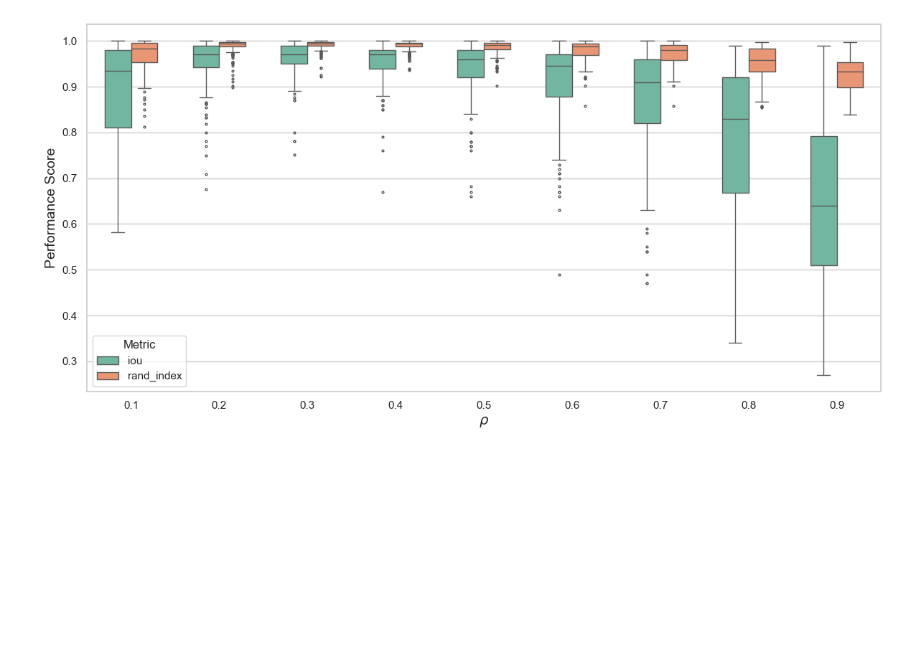
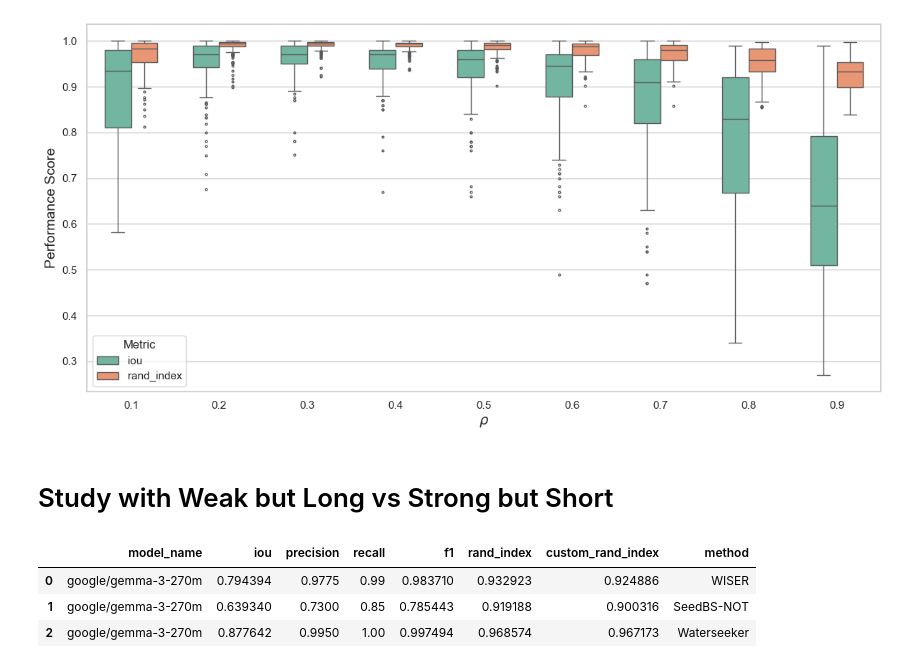
Before and after one commit to subroy13/WISER, a Jupyter notebook: scripts/wm_detection_v2.ipynb, the cells around one changed output. Drawn from its saved outputs; the diff is of its cells as text; code cells hidden in the pictures; blank space fills up the shorter version.

Commit message:
feat: llm data generation

```diff
--- a/scripts/wm_detection_v2.ipynb
+++ b/scripts/wm_detection_v2.ipynb
@@ -95,7 +122,10 @@ def get_summarized_results(data, get_interval_func, add_plot = False, verbose =
     ]
 
     n = 0
-    for sample_index, sample_data in tqdm(list(enumerate(data["data"]))):
+    iterator = list(enumerate(data["data"]))
+    if verbose:
+        iterator = tqdm(iterator)
+    for sample_index, sample_data in iterator:
         pivots = sample_data["pivots"]
         n = max(n, len(pivots))
         pivots = np.array(pivots)
@@ -109,13 +139,15 @@ def get_summarized_results(data, get_interval_func, add_plot = False, verbose =
 
         # calculate metrics
         hit_count = get_hit_counts(true_intervals, est_intervals)
+        ri, custom_ri = get_custom_rand_index(true_intervals, est_intervals, n)
         metric_row = {
             "sample_index": sample_index,
             "detected_intervals_count": len(est_intervals),
             "iou": get_iou(est_intervals, true_intervals),
             "recall": hit_count / max(len(true_intervals), 1),  # Recall
             "precision": hit_count / max(len(est_intervals), 1),  # Precision
-            "rand_index": get_rand_index(true_intervals, est_intervals, n),
+            "rand_index": ri,
+            "custom_rand_index": custom_ri,
             "time": time_taken
         }
         metrics_list.append(metric_row)
@@ -130,7 +162,8 @@ def get_summarized_results(data, get_interval_func, add_plot = False, verbose =
         "precision": metric_df['precision'].mean(),
         "recall": metric_df['recall'].mean(),
         "f1": f1,
-        "rand_index": metric_df['rand_index'].mean()
+        "rand_index": metric_df['rand_index'].mean(),
+        "custom_rand_index": metric_df['custom_rand_index'].mean()
     }
 
     # if verbose:
@@ -520,3 +550,5 @@ plt.tight_layout()
 plt.show()
 # %% [output]
 [figure]
+# %% [markdown]
+# Study with Weak but Long vs Strong but Short
@@ -522,0 +558,55 @@ plt.show()
+# %%
+fname = "data_google-gemma-3-270m_strong_but_short.json"
+# fname = "data_google-gemma-3-270m_weak_but_long.json"
+data = read_json(os.path.join("../data/output", fname))
+
+vocab_size = data['configuration']['vocab_size']
+null_distn = null_distn_redgreen
+
+outputs = []
+
+# Run epidemic
+def get_epidemic_intervals(x):
+    d = EpidemicDetectorV3(vocab_size)
+    return d.detect(x, null_distn=null_distn, block_size=65, c = 1)
+
+res = get_summarized_results(data, get_epidemic_intervals, verbose=True)
+res['method'] = "WISER"
+outputs.append(res)
+
+
+# # Run aligator
+# def get_aligator_intervals(x):
+#     d = AligatorCPPDetector(vocab_size)
+#     return d.detect(np.array(x), null_distn)
+
+# res = get_summarized_results(data, get_aligator_intervals, verbose=False)
+# res['method'] = "Aligator"
+# outputs.append(res)
+
+# Run seedbs
+def get_seedbs_intervals(x):
+    with warnings.catch_warnings():
+        warnings.simplefilter("ignore")
+        d = SeedBSNOTDetectorCPP(vocab_size, n_jobs=1)
+        return d.detect(x, null_distn)
+res = get_summarized_results(data, get_seedbs_intervals, verbose=True)
+res['method'] = "SeedBS-NOT"
+outputs.append(res)
+
+# Run waterseeker
+def get_seek_intervals(x):
+    d = WaterSeekerDetector(vocab_size)
+    return d.detect(x, null_distn)
+res = get_summarized_results(data, get_seek_intervals, verbose=True)
+res['method'] = "Waterseeker"
+outputs.append(res)
+
+
+df = pd.DataFrame(outputs)
+df
+# %% [output]
+|  | model_name | iou | precision | recall | f1 | rand_index | custom_rand_index | method |
+| 0 | google/gemma-3-270m | 0.794394 | 0.9775 | 0.99 | 0.983710 | 0.932923 | 0.924886 | WISER |
+| 1 | google/gemma-3-270m | 0.639340 | 0.7300 | 0.85 | 0.785443 | 0.919188 | 0.900316 | SeedBS-NOT |
+| 2 | google/gemma-3-270m | 0.877642 | 0.9950 | 1.00 | 0.997494 | 0.968574 | 0.967173 | Waterseeker |
```
Also changed, not shown: parts of 8 cells of this notebook, 5 other files.
